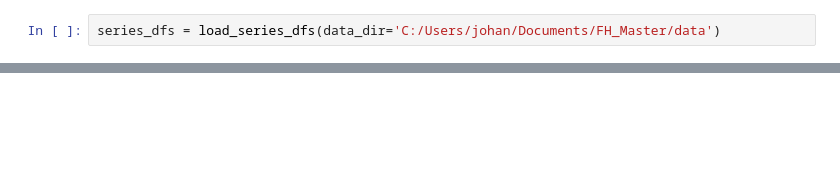
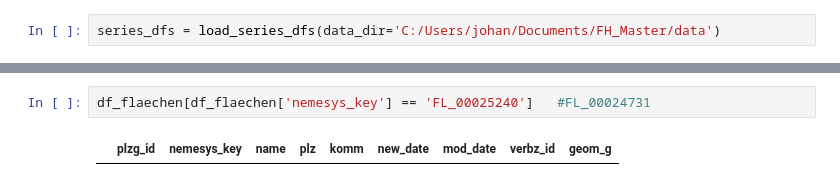
Before and after one commit to johannesgl4d0s/ersatzwerte_project, a Jupyter notebook: notebooks/02_data_wrangling_temp.ipynb, the cells around one changed output, grey strips where cells are left out. Saved outputs shown, nothing was run; the diff lists cells and outputs as text; blank space fills up the shorter version.

```diff
--- a/notebooks/02_data_wrangling_temp.ipynb
+++ b/notebooks/02_data_wrangling_temp.ipynb
@@ -24,0 +154,4 @@ series_dfs
+# %%
+df_flaechen[df_flaechen['nemesys_key'] == 'FL_00025240']   #FL_00024731
+# %% [output]
+|  | plzg_id | nemesys_key | name | plz | komm | new_date | mod_date | verbz_id | geom_g |
```
Also changed, not shown: parts of 13 cells of this notebook.
